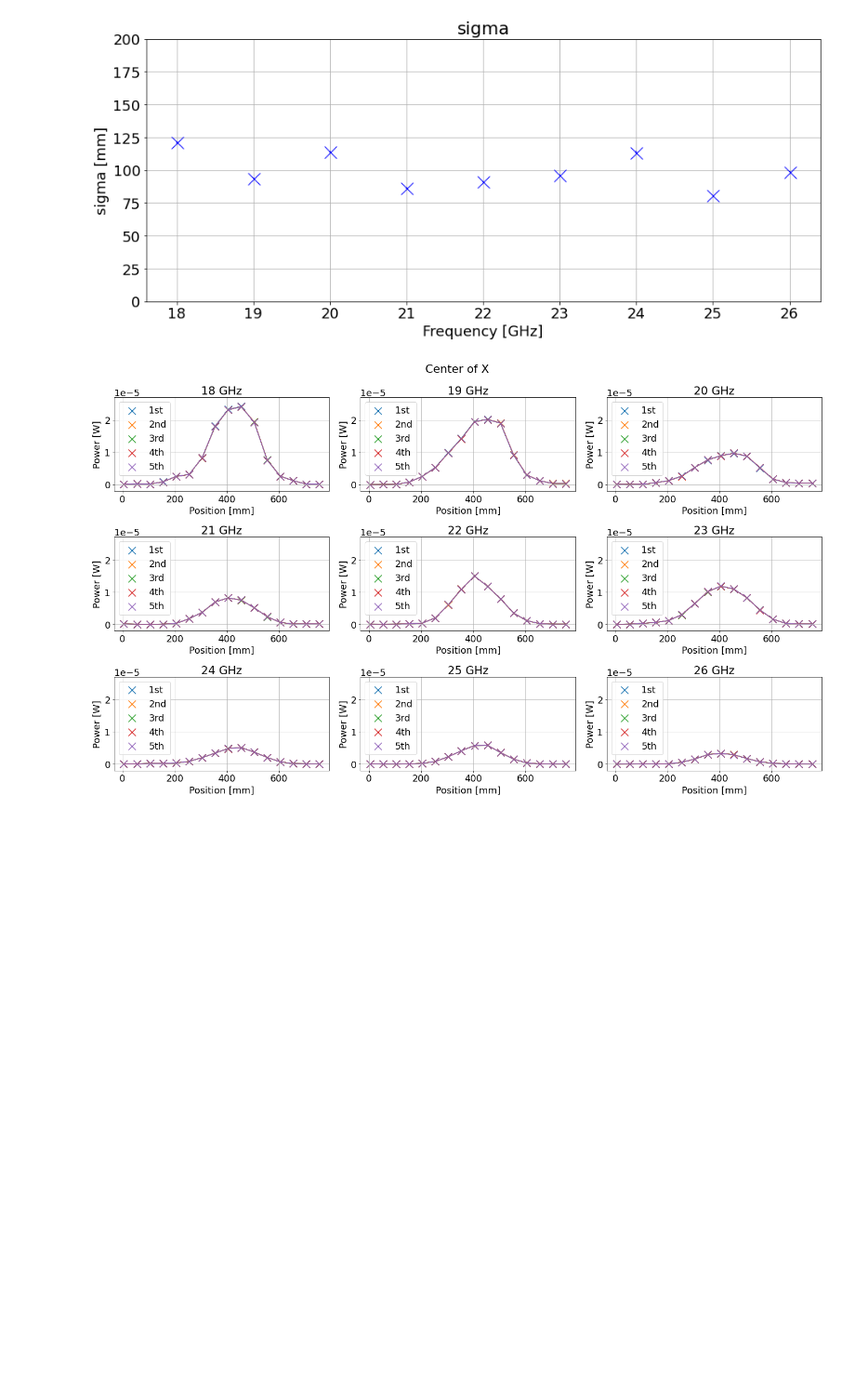
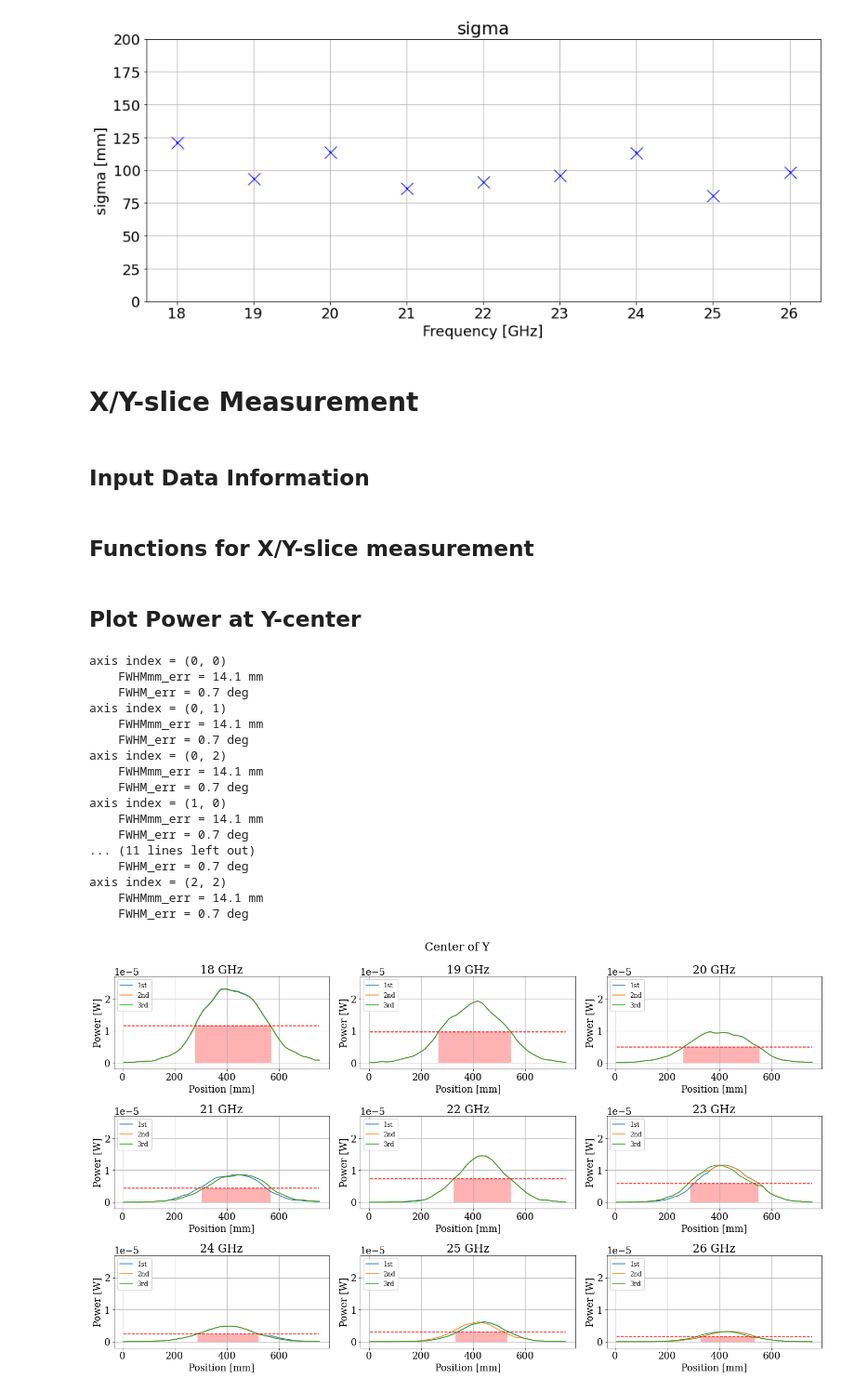
Before and after one commit to sadachi5/dosue-k, a Jupyter notebook: xy_scan.ipynb, the cells around one changed output. Shown at 93% size. Drawn from its saved outputs; the diff is of its cells as text; code cells hidden in the pictures; blank space fills up the shorter version.

```diff
--- a/xy_scan.ipynb
+++ b/xy_scan.ipynb
@@ -212,0 +503,12 @@ ax.legend()
+# %%
+for _freq_str in freqs_str:
+    xy, zy, zye, yx, zx, zxe = get_xyslice(_freq_str, fit_result=fit_result)
+    fit_result[_freq_str]['xy'] = xy
+    fit_result[_freq_str]['zy'] = zy
+    fit_result[_freq_str]['zye'] = zye
+    fit_result[_freq_str]['yx'] = yx
+    fit_result[_freq_str]['zx'] = zx
+    fit_result[_freq_str]['zxe'] = zxe
+    # Plot & Calculate FWHM
+    plot_xyslice(_freq_str, outdir=outdir, fit_result=fit_result, show=True)
+    pass
@@ -233,15 +631,20 @@ plt.savefig("../result_figure/xy_scan/mean.pdf")
 plt.figure(figsize=(15,6))
 plt.rcParams["font.size"] = 18
 
-for i in range(18, 27, 1):
-    plt.errorbar(i, fit_result[str(i)]["s"], yerr=fit_result[str(i)]["se"], markersize=15, fmt="x", capsize=0, color="blue")
+for _freq_str in freqs_str:
+    plt.errorbar(_freq_str, fit_result[_freq_str]["s"], yerr=fit_result[_freq_str]["se"], markersize=15, fmt="x", capsize=0, color="blue")
+    pass
 
 plt.ylim([0, 200])
 plt.grid()
 plt.title("sigma")
 plt.ylabel("sigma [mm]")
 plt.xlabel("Frequency [GHz]")
-plt.savefig("../result_figure/xy_scan/sigma.pdf")
+plt.savefig(f"{outdir}/sigma.pdf")
 # %% [output]
 [figure]
+# %% [markdown]
+# X/Y-slice  Measurement
+# %% [markdown]
+## Input Data Information
 # %%
@@ -287 +681,3 @@ def get_power_test(freq, p, xy_list):
+# %% [markdown]
+## Functions for X/Y-slice measurement
 # %%
@@ -367,20 +802,37 @@ def plot_fit(ax, freq):
+# %% [markdown]
+## Plot Power at Y-center
 # %%
 plt.rcParams["font.size"] = 18
 fig, axes = plt.subplots(3,3,figsize=(20,12), squeeze=False)
-plt.suptitle("Center of X")
-
-plot_power(axes[0][0], "18")
-plot_power(axes[0][1], "19")
-plot_power(axes[0][2], "20")
-plot_power(axes[1][0], "21")
-plot_power(axes[1][1], "22")
-plot_power(axes[1][2], "23")
-plot_power(axes[2][0], "24")
-plot_power(axes[2][1], "25")
-plot_power(axes[2][2], "26")
-
+plt.suptitle(f"Center of {xy_label_ycen}")
+FWHM_ycen = []
+FWHM_err_ycen = []
+for i, _freq_str in enumerate(freqs_str):
+    i_ax = (int)(i/3.)
+    j_ax = i%3
+    print(f'axis index = ({i_ax}, {j_ax})')
+    _FWHM, _FWHM_err = plotSlice_power(axes[i_ax][j_ax], _freq_str, xy=xy_label_ycen, xy_list=xy_list_ycen, data_path=data_path)
+    FWHM_ycen.append(_FWHM)
+    FWHM_err_ycen.append(_FWHM_err)
+    pass
 fig.tight_layout()
-
-#plt.savefig("../result_figure/xy_scan/5times_measure/power_X_center.pdf")
+plt.savefig(f"{outdir_ycen}/power.pdf")
 # %% [output]
+axis index = (0, 0)
+    FWHMmm_err = 14.1 mm
+    FWHM_err = 0.7 deg
+axis index = (0, 1)
+    FWHMmm_err = 14.1 mm
+    FWHM_err = 0.7 deg
+axis index = (0, 2)
+    FWHMmm_err = 14.1 mm
+    FWHM_err = 0.7 deg
+axis index = (1, 0)
+    FWHMmm_err = 14.1 mm
+    FWHM_err = 0.7 deg
+... (11 lines left out)
+    FWHM_err = 0.7 deg
+axis index = (2, 2)
+    FWHMmm_err = 14.1 mm
+    FWHM_err = 0.7 deg
-[figure, old version]
+[figure, new version]
```
Also changed, not shown: parts of 68 cells of this notebook, 10 other files.
